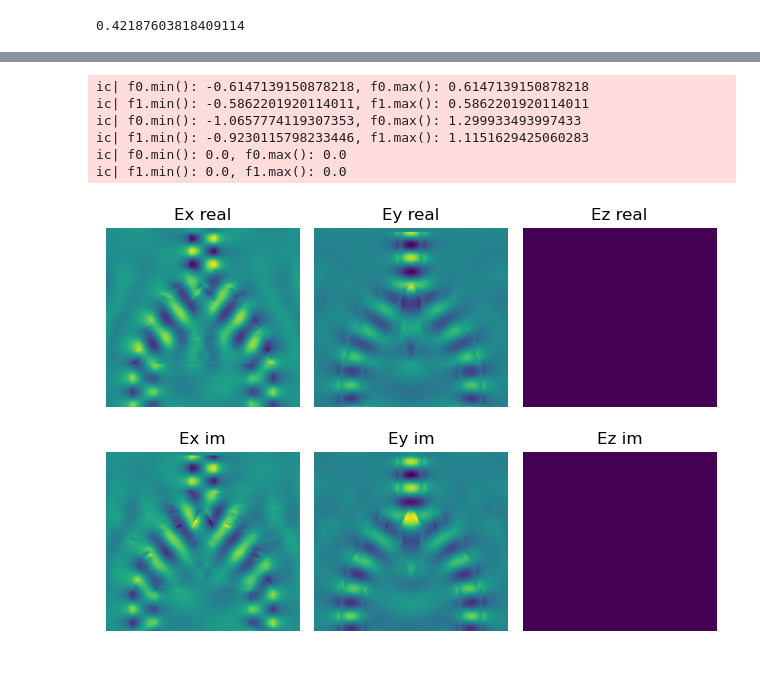
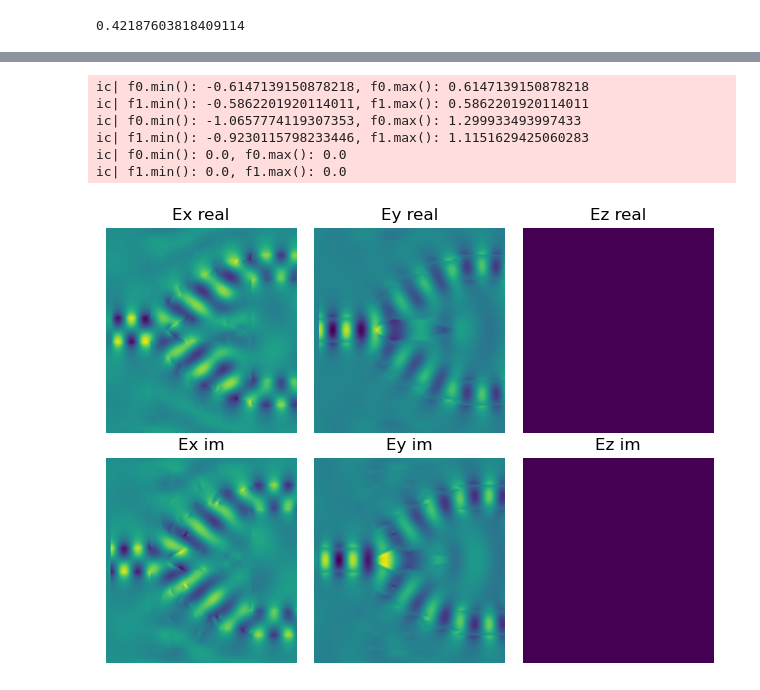
Before and after one commit to poutine-dejeuner/meepcon, a Jupyter notebook: Tutoral_3/match_lumerical_exp.ipynb, the cells around one changed output, grey strips where cells are left out. Drawn from its saved outputs; the diff is of its cells as text; code cells hidden in the pictures.

```diff
--- a/Tutoral_3/match_lumerical_exp.ipynb
+++ b/Tutoral_3/match_lumerical_exp.ipynb
@@ -389,17 +348,0 @@ plt.imshow(masque, cmap='viridis', interpolation='none', alpha = 0.15) # interpo
-# %%
-_, axes = plt.subplots(2,6)
-names = ['Ex', 'Ey', 'Ez', 'Hx', 'Hy', 'Hz']
-for i, component in enumerate([mp.Ex, mp.Ey, mp.Ez, mp.Hx, mp.Hy, mp.Hz]):
-    field = sim.get_array(component=component, cmplx=True)
-    f0 = np.real(field)
-    f1 = np.imag(field)
-    axes[0,i].imshow(f0)
-    axes[0,i].set_title(f'{names[i]} real')
-    axes[0,i].axis('off')
-    axes[1,i].imshow(f1)
-    axes[1,i].axis('off')
-    axes[1,i].set_title(f'{names[i]} im')
-    ic(f0.min(), f0.max())
-    ic(f1.min(), f1.max())
-plt.tight_layout()
-plt.show()
@@ -427,27 +369,27 @@ from icecream import ic
 PATH = '~/scratch/nanophoto/lowfom/nodata/fields'
 PATH = os.path.expanduser(PATH)
 # %%
-field = np.load(os.path.join(PATH, 'fields.npy'))[image_idx]
+field = np.load(os.path.join(PATH, 'fields.npy'), mmap_mode='r')[image_idx]
 names = ['Ex', 'Ey', 'Ez']
 _, axes = plt.subplots(2,len(names))
 for i, name in enumerate(names):
     f0 = np.real(field[...,i])
     f1 = np.imag(field[...,i])
-    axes[0,i].imshow(f0)
+    axes[0,i].imshow(f0.transpose())
     axes[0,i].set_title(f'{name} real')
     axes[0,i].axis('off')
-    axes[1,i].imshow(f1)
+    axes[1,i].imshow(f1.transpose())
     axes[1,i].axis('off')
     axes[1,i].set_title(f'{name} im')
     ic(f0.min(), f0.max())
     ic(f1.min(), f1.max())
 plt.tight_layout()
 plt.show()
 # %% [output]
 ic| f0.min(): -0.6147139150878218, f0.max(): 0.6147139150878218
 ic| f1.min(): -0.5862201920114011, f1.max(): 0.5862201920114011
 ic| f0.min(): -1.0657774119307353, f0.max(): 1.299933493997433
 ic| f1.min(): -0.9230115798233446, f1.max(): 1.1151629425060283
 ic| f0.min(): 0.0, f0.max(): 0.0
 ic| f1.min(): 0.0, f1.max(): 0.0
-[figure, old version]
+[figure, new version]
```
Also changed, not shown: parts of 13 cells of this notebook, 11 other files.
